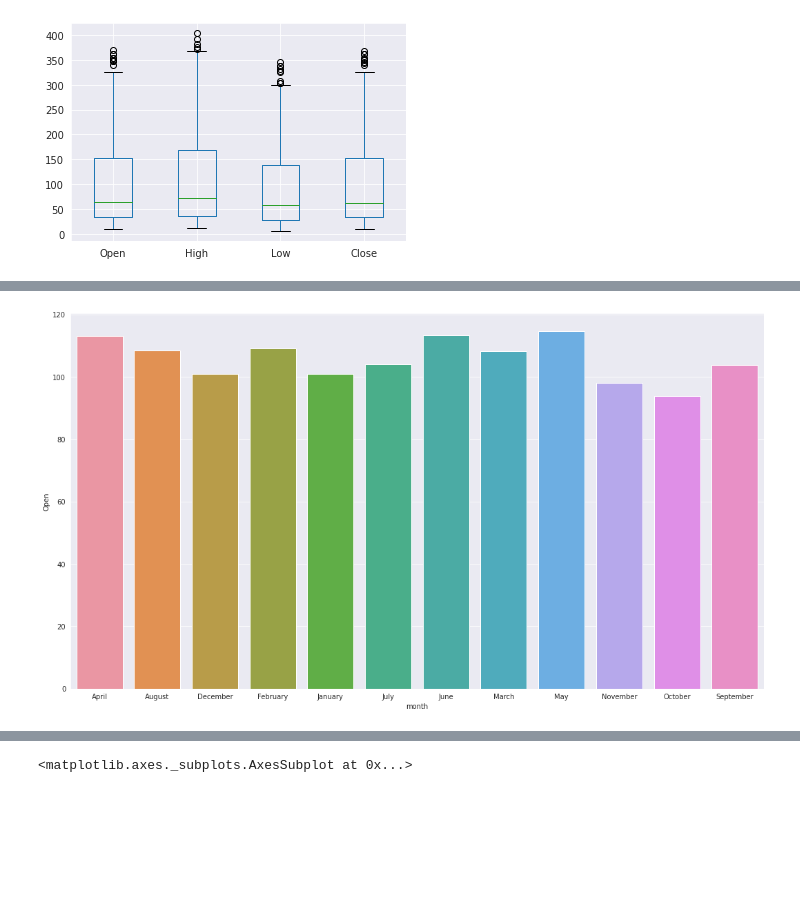
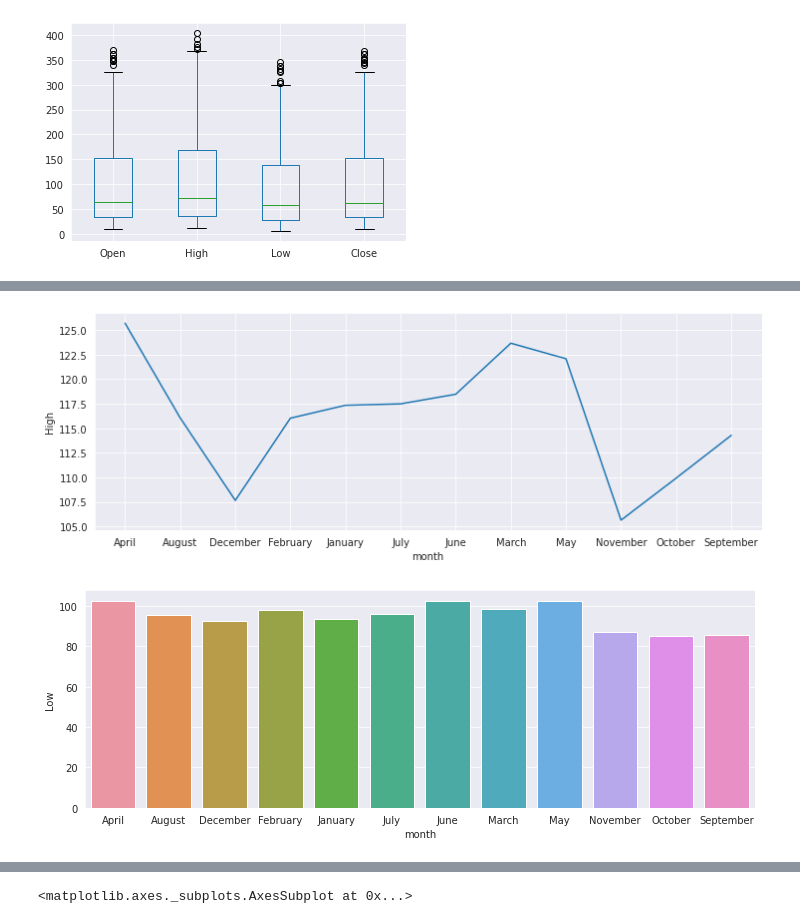
Before and after one commit to shivankb/Yes-Bank-Stock-Closing-Price-Prediction, a Jupyter notebook: yes_bank_stock_closing_price_prediction_ipynb.ipynb, the cells around one changed output, grey strips where cells are left out. Cells and saved outputs as stored; diff of their text form; code cells hidden in the pictures; blank space fills up the shorter version.

```diff
--- a/yes_bank_stock_closing_price_prediction_ipynb.ipynb
+++ b/yes_bank_stock_closing_price_prediction_ipynb.ipynb
@@ -170,6 +185,7 @@ Close have 185 unique values.
 
 yesbank_df['date_new']=yesbank_df['Date'].apply(lambda x : datetime.strptime(x,'%b-%y'))
 yesbank_df["month"]=yesbank_df["date_new"].apply(lambda x : datetime.strftime(x, '%B'))
+yesbank_df["year"]=yesbank_df["date_new"].apply(lambda x : datetime.strftime(x, '%Y'))
 # %%
 yesbank_df.sample(1)
 # %% [output]
@@ -187,9 +315,18 @@ df= yesbank_df.copy()
+# %%
+# Chart - 2 Month vs share high price
+
+monthvshigh=df.groupby(['month'])['High'].mean().reset_index()
+plt.figure(figsize=(12,4))
+x= sns.lineplot(x = 'month',y = 'High', data = monthvshigh)
+plt.show()
+# %% [output]
+[figure, added]
 # %%
-# Month vs Open
+# Chart - 3 Month vs share Low price
 
-openvsmonth=df.groupby(['month'])['Open'].mean().reset_index()
-plt.figure(figsize=(18,10))
-x= sns.barplot(x = 'month',y = 'Open', data = openvsmonth)
+monthvslow=df.groupby(['month'])['Low'].mean().reset_index()
+plt.figure(figsize=(12,4))
+x= sns.barplot(x = 'month',y = 'Low', data = monthvslow)
 plt.show()
 # %% [output]
-[figure, old version]
+[figure, new version]
```
Also changed, not shown: parts of 25 cells of this notebook.
